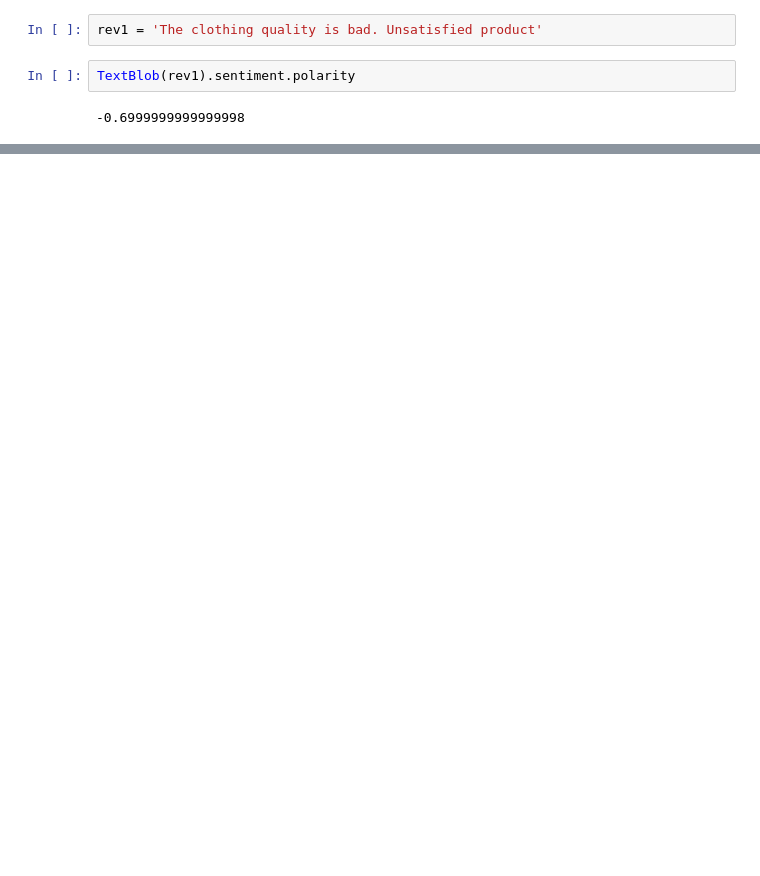
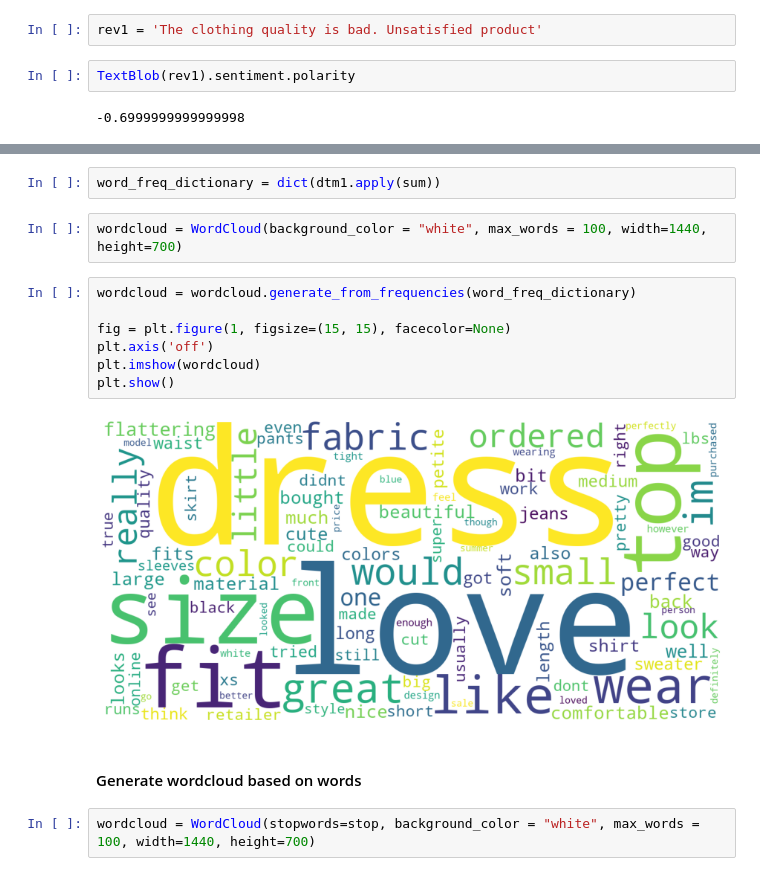
Before and after one commit to aksh0712/ANALYTICS_PROJECT-4, a Jupyter notebook: NLP_WOMEN_CLOTHING.ipynb, the cells around one changed output, grey strips where cells are left out. Cells and saved outputs as stored; diff of their text form; blank space fills up the shorter version.

```diff
--- a/NLP_WOMEN_CLOTHING.ipynb
+++ b/NLP_WOMEN_CLOTHING.ipynb
@@ -165,0 +556,17 @@ cloths.head()
+# %%
+word_freq_dictionary = dict(dtm1.apply(sum))
+# %%
+wordcloud = WordCloud(background_color = "white", max_words = 100, width=1440, height=700)
+# %%
+wordcloud = wordcloud.generate_from_frequencies(word_freq_dictionary)
+
+fig = plt.figure(1, figsize=(15, 15), facecolor=None)
+plt.axis('off')
+plt.imshow(wordcloud)
+plt.show()
+# %% [output]
+[figure, added]
+# %% [markdown]
+#### Generate wordcloud based on words
+# %%
+wordcloud = WordCloud(stopwords=stop, background_color = "white", max_words = 100, width=1440, height=700)
```
Also changed, not shown: parts of 99 cells of this notebook, 1 other file.
